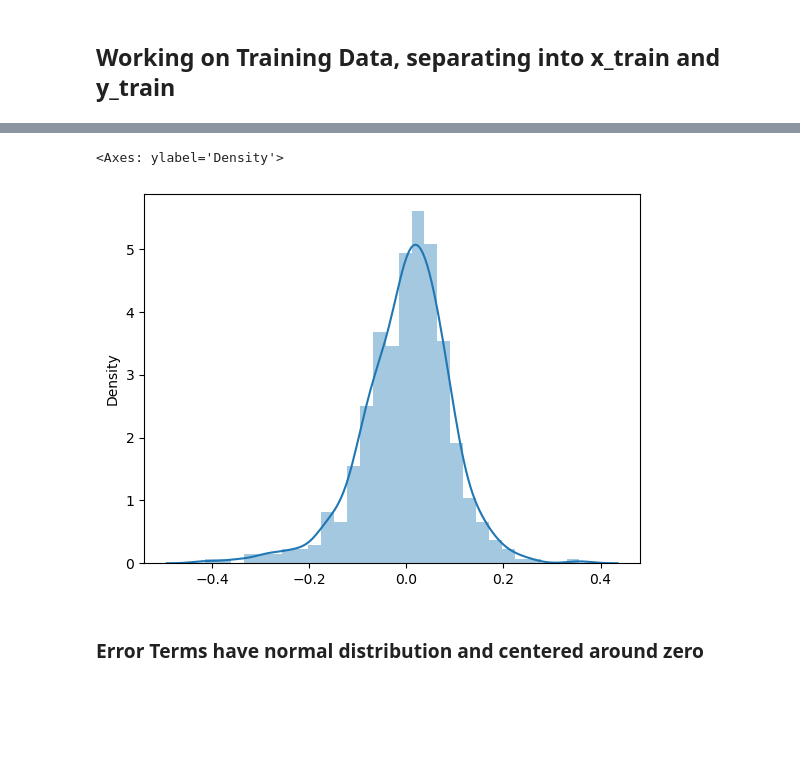
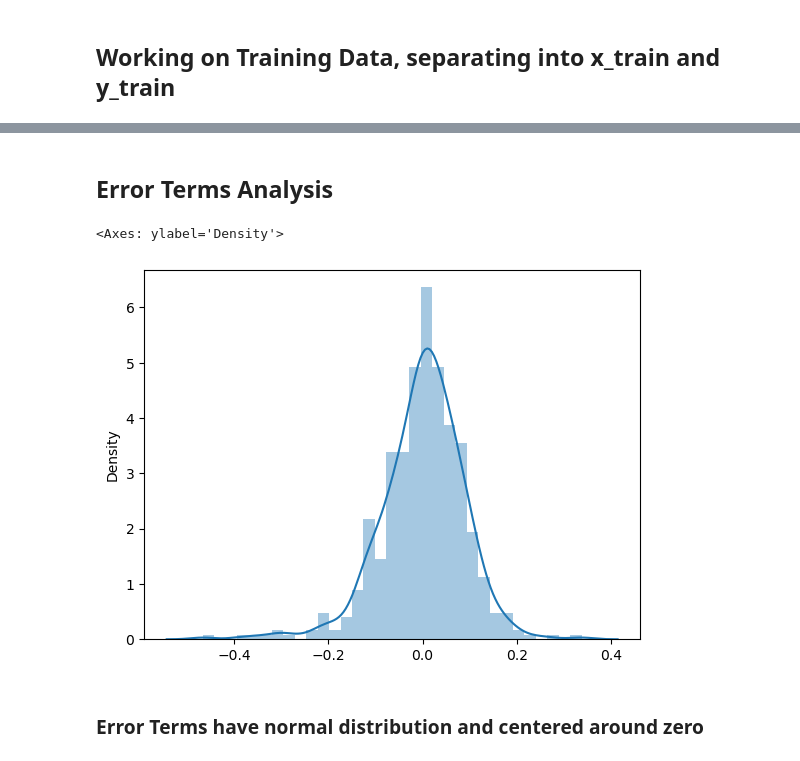
Before and after one commit to gauravtyagi02/bikesharingcompany, a Jupyter notebook: BikeSharingComLinearReg.ipynb, the cells around one changed output, grey strips where cells are left out. Drawn from its saved outputs; the diff is of its cells as text; code cells hidden in the pictures; blank space fills up the shorter version.

```diff
--- a/BikeSharingComLinearReg.ipynb
+++ b/BikeSharingComLinearReg.ipynb
@@ -142,7 +142,8 @@ bikeSrRelavantDf.head()
 # %% [markdown]
 ## Dividing data into Test and Train
 # %%
-train_bikeSrRelavantDf, test_bikeSrRelavantDf=train_test_split(bikeSrRelavantDf,train_size=.7,random_state=100)
+train_bikeSrRelavantDf, test_bikeSrRelavantDf=train_test_split(bikeSrRelavantDf,train_size=.7,
+                                                               test_size = 0.3,random_state=100)
 print('train data ',train_bikeSrRelavantDf.shape)
 print('test data ',test_bikeSrRelavantDf.shape)
 # %% [output]
@@ -414,20 +391,9 @@ Notes:
 # %%
-# Adding constant
-
-x_train_rfe_bkSrDf_temp=x_train_rfe_bkSrDf.drop(['hum','workingday','Sunday'],axis=1)
-
-x_train_rfe_bkSrDf_temp_sm=sm.add_constant(x_train_rfe_bkSrDf_temp)
-
-# Fitting Model
-linearModel=sm.OLS(y_train_bikeSrRelavantDf,x_train_rfe_bkSrDf_temp_sm).fit()
-print(linearModel.summary())
-
 # Calculating VIF
 vifDf=pd.DataFrame()
-# tempDf=x_train_bikeSrRelavantDf[rfeColLst]
-
-vifDf['features']=x_train_rfe_bkSrDf_temp.columns
-vifDf['vif']=[variance_inflation_factor(x_train_rfe_bkSrDf_temp.values,i) for i in range(x_train_rfe_bkSrDf_temp.shape[1])]
+vifColLst=x_train_rfe_bkSrDf_new2.columns
+vifDf['features']=vifColLst
+vifDf['vif']=[variance_inflation_factor(x_train_rfe_bkSrDf_new2.values,i) for i in range(x_train_rfe_bkSrDf_new2.shape[1])]
 vifDf['vif']=round(vifDf['vif'],2)
 vifDf
 # %% [output]
@@ -468,0 +423,18 @@ Notes:
+# %%
+# Removing Holiday
+x_train_rfe_bkSrDf_new3=x_train_rfe_bkSrDf_new2.drop(['hum'],axis=1)
+
+# Adding constant
+x_train_rfe_bkSrDf_new3_sm=sm.add_constant(x_train_rfe_bkSrDf_new3)
+
+# Fitting Model
+linearModel=sm.OLS(y_train_bikeSrRelavantDf,x_train_rfe_bkSrDf_new3_sm).fit()
+print(linearModel.summary())
+
+# Calculating VIF
+vifDf=pd.DataFrame()
+vifColLst=x_train_rfe_bkSrDf_new3.columns
+vifDf['features']=vifColLst
+vifDf['vif']=[variance_inflation_factor(x_train_rfe_bkSrDf_new3.values,i) for i in range(x_train_rfe_bkSrDf_new3.shape[1])]
+vifDf['vif']=round(vifDf['vif'],2)
+vifDf
@@ -469,11 +481,15 @@ Notes:
+# %% [markdown]
+## Error Terms Analysis
 # %%
-y_train_pred=linearModel.predict(x_train_rfe_bkSrDf_temp_sm)
+x_train_rfe_bkSrDf_new3_sm.columns
+
+y_train_pred=linearModel.predict(x_train_rfe_bkSrDf_new3_sm)
 residual=y_train_bikeSrRelavantDf-y_train_pred
 
 sns.distplot(residual)
 # %% [output]
 <Axes: ylabel='Density'>
-[figure, old version]
+[figure, new version]
 # %% [markdown]
 ### Error Terms have normal distribution and centered around zero
 # %% [markdown]
```
Also changed, not shown: parts of 24 cells of this notebook, 1 other file.
